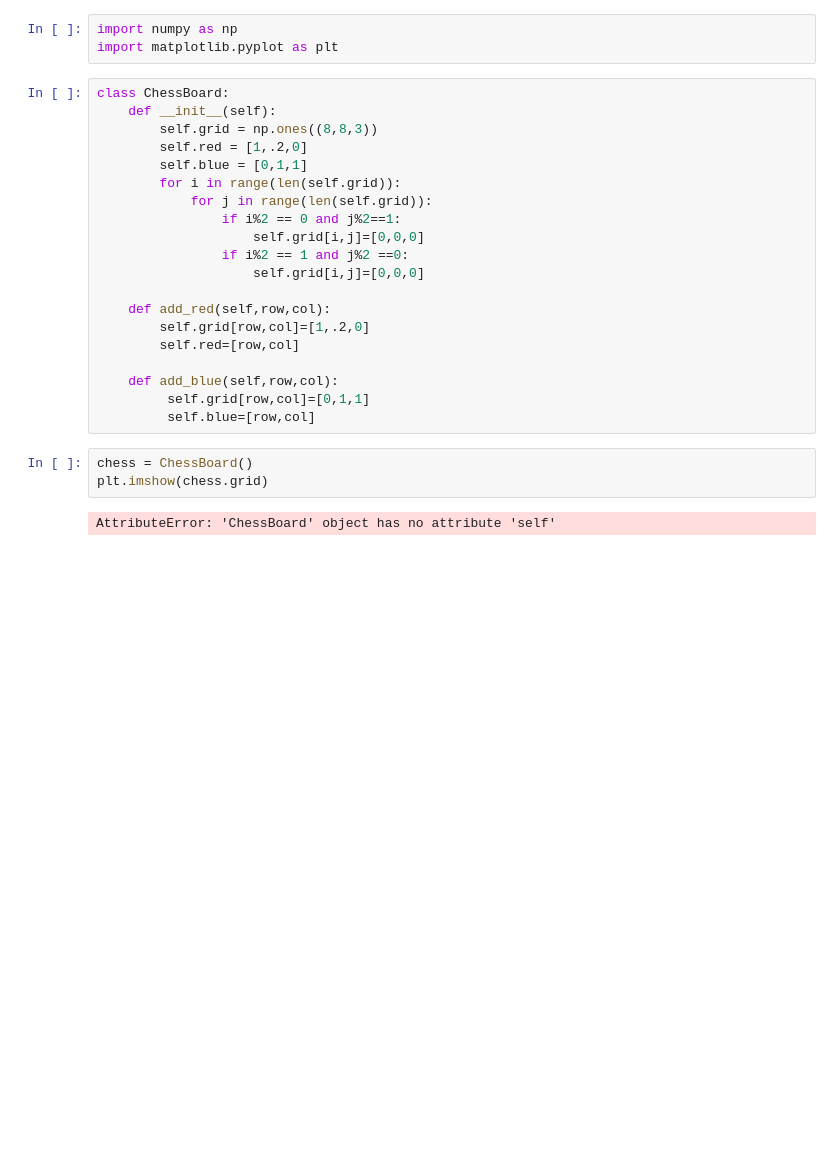
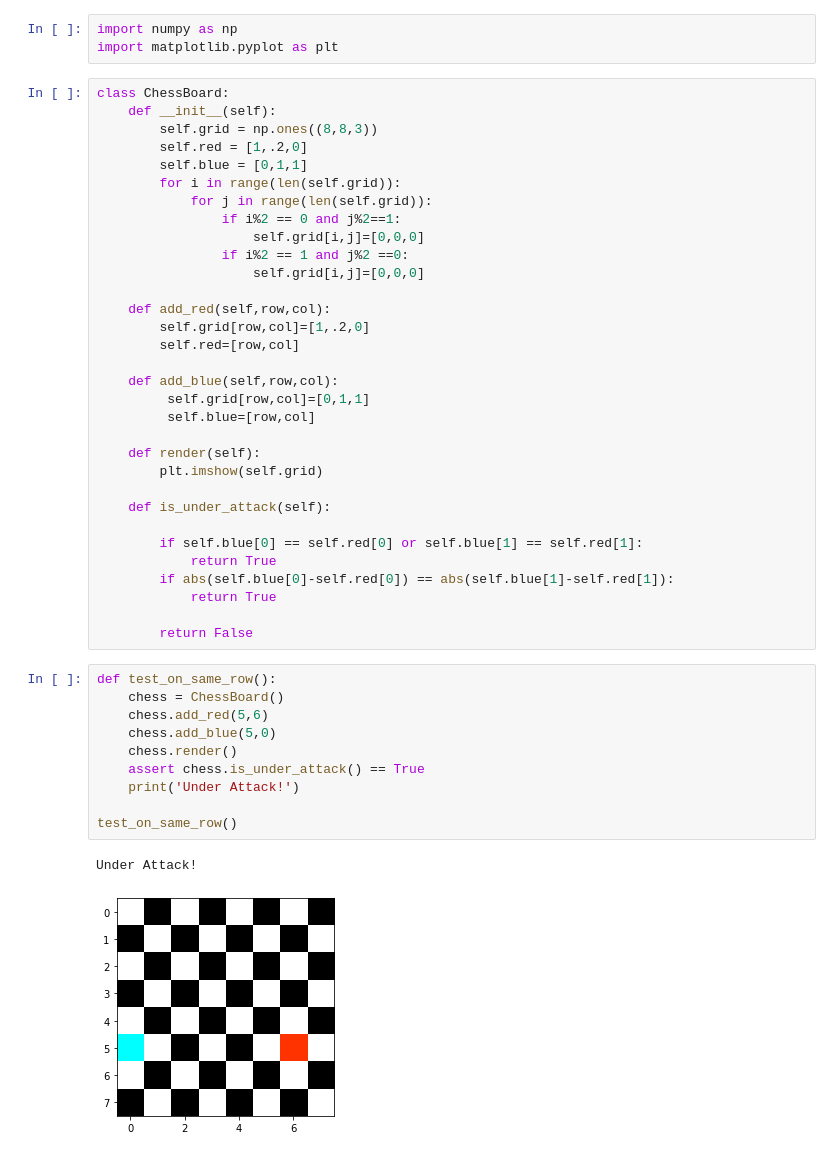
Before and after one commit to Mahmoud-Dinah/chess-board, a Jupyter notebook: chess_board.ipynb, the cells around one changed output. Saved outputs shown, nothing was run; the diff lists cells and outputs as text; blank space fills up the shorter version.

```diff
--- a/chess_board.ipynb
+++ b/chess_board.ipynb
@@ -21,8 +21,28 @@ class ChessBoard:
     def add_blue(self,row,col):
          self.grid[row,col]=[0,1,1]
          self.blue=[row,col]
+
+    def render(self):
+        plt.imshow(self.grid)
+
+    def is_under_attack(self):
+
+        if self.blue[0] == self.red[0] or self.blue[1] == self.red[1]:
+            return True
+        if abs(self.blue[0]-self.red[0]) == abs(self.blue[1]-self.red[1]):
+            return True
+
+        return False
-# %%
-chess = ChessBoard()
-plt.imshow(chess.grid)
-# %% [output]
-AttributeError: 'ChessBoard' object has no attribute 'self'
+# %%
+def test_on_same_row():
+    chess = ChessBoard()
+    chess.add_red(5,6)
+    chess.add_blue(5,0)
+    chess.render()
+    assert chess.is_under_attack() == True
+    print('Under Attack!')
+
+test_on_same_row()
+# %% [output]
+Under Attack!
+[figure, added]
```
Also changed, not shown: parts of 3 cells of this notebook.
